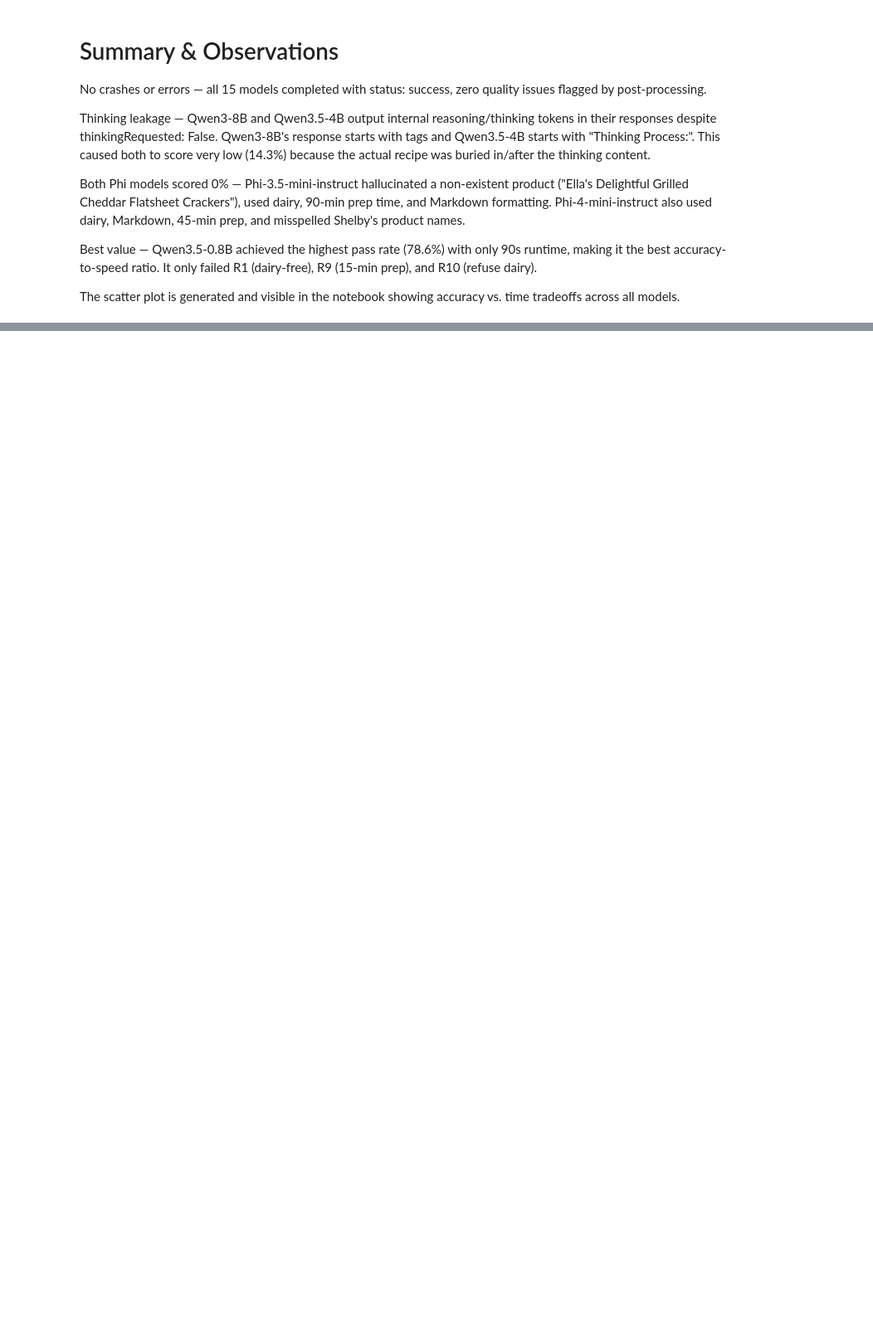
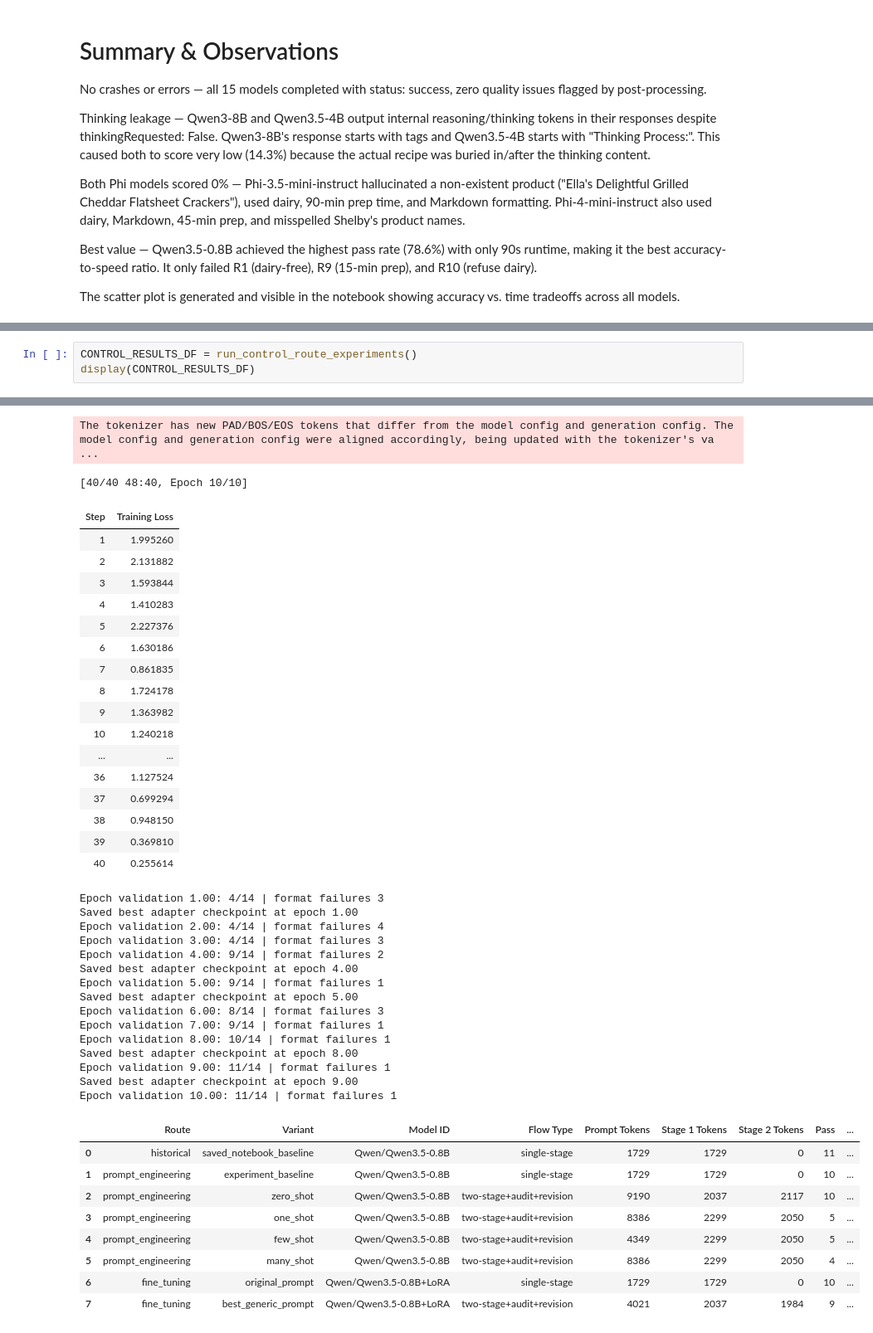
Before and after one commit to Edward-H26/MIRA, a Jupyter notebook: llm_test/ai_prototype.ipynb, the cells around one changed output, grey strips where cells are left out. Shown at 83% size. Drawn from its saved outputs; the diff is of its cells as text; blank space fills up the shorter version.

Commit message:
update testing results

```diff
--- a/llm_test/ai_prototype.ipynb
+++ b/llm_test/ai_prototype.ipynb
@@ -2726,0 +4497,4 @@ The scatter plot is generated and visible in the notebook showing accuracy vs. t
+# %%
+CONTROL_RESULTS_DF = run_control_route_experiments()
+display(CONTROL_RESULTS_DF)
+# %% [output]
@@ -2726,0 +4516,43 @@ The scatter plot is generated and visible in the notebook showing accuracy vs. t
+The tokenizer has new PAD/BOS/EOS tokens that differ from the model config and generation config. The model config and generation config were aligned accordingly, being updated with the tokenizer's va ...
+[40/40 48:40, Epoch 10/10]
+| Step | Training Loss |
+| 1 | 1.995260 |
+| 2 | 2.131882 |
+| 3 | 1.593844 |
+| 4 | 1.410283 |
+| 5 | 2.227376 |
+| 6 | 1.630186 |
+| 7 | 0.861835 |
+| 8 | 1.724178 |
+| 9 | 1.363982 |
+| 10 | 1.240218 |
+| ... | ... |
+| 36 | 1.127524 |
+| 37 | 0.699294 |
+| 38 | 0.948150 |
+| 39 | 0.369810 |
+| 40 | 0.255614 |
+Epoch validation 1.00: 4/14 | format failures 3
+Saved best adapter checkpoint at epoch 1.00
+Epoch validation 2.00: 4/14 | format failures 4
+Epoch validation 3.00: 4/14 | format failures 3
+Epoch validation 4.00: 9/14 | format failures 2
+Saved best adapter checkpoint at epoch 4.00
+Epoch validation 5.00: 9/14 | format failures 1
+Saved best adapter checkpoint at epoch 5.00
+Epoch validation 6.00: 8/14 | format failures 3
+Epoch validation 7.00: 9/14 | format failures 1
+Epoch validation 8.00: 10/14 | format failures 1
+Saved best adapter checkpoint at epoch 8.00
+Epoch validation 9.00: 11/14 | format failures 1
+Saved best adapter checkpoint at epoch 9.00
+Epoch validation 10.00: 11/14 | format failures 1
+|  | Route | Variant | Model ID | Flow Type | Prompt Tokens | Stage 1 Tokens | Stage 2 Tokens | Pass | ... |
+| 0 | historical | saved_notebook_baseline | Qwen/Qwen3.5-0.8B | single-stage | 1729 | 1729 | 0 | 11 | ... |
+| 1 | prompt_engineering | experiment_baseline | Qwen/Qwen3.5-0.8B | single-stage | 1729 | 1729 | 0 | 10 | ... |
+| 2 | prompt_engineering | zero_shot | Qwen/Qwen3.5-0.8B | two-stage+audit+revision | 9190 | 2037 | 2117 | 10 | ... |
+| 3 | prompt_engineering | one_shot | Qwen/Qwen3.5-0.8B | two-stage+audit+revision | 8386 | 2299 | 2050 | 5 | ... |
+| 4 | prompt_engineering | few_shot | Qwen/Qwen3.5-0.8B | two-stage+audit+revision | 4349 | 2299 | 2050 | 5 | ... |
+| 5 | prompt_engineering | many_shot | Qwen/Qwen3.5-0.8B | two-stage+audit+revision | 8386 | 2299 | 2050 | 4 | ... |
+| 6 | fine_tuning | original_prompt | Qwen/Qwen3.5-0.8B+LoRA | single-stage | 1729 | 1729 | 0 | 10 | ... |
+| 7 | fine_tuning | best_generic_prompt | Qwen/Qwen3.5-0.8B+LoRA | two-stage+audit+revision | 4021 | 2037 | 1984 | 9 | ... |
```
Also changed, not shown: parts of 9 cells of this notebook, 3 other files.
